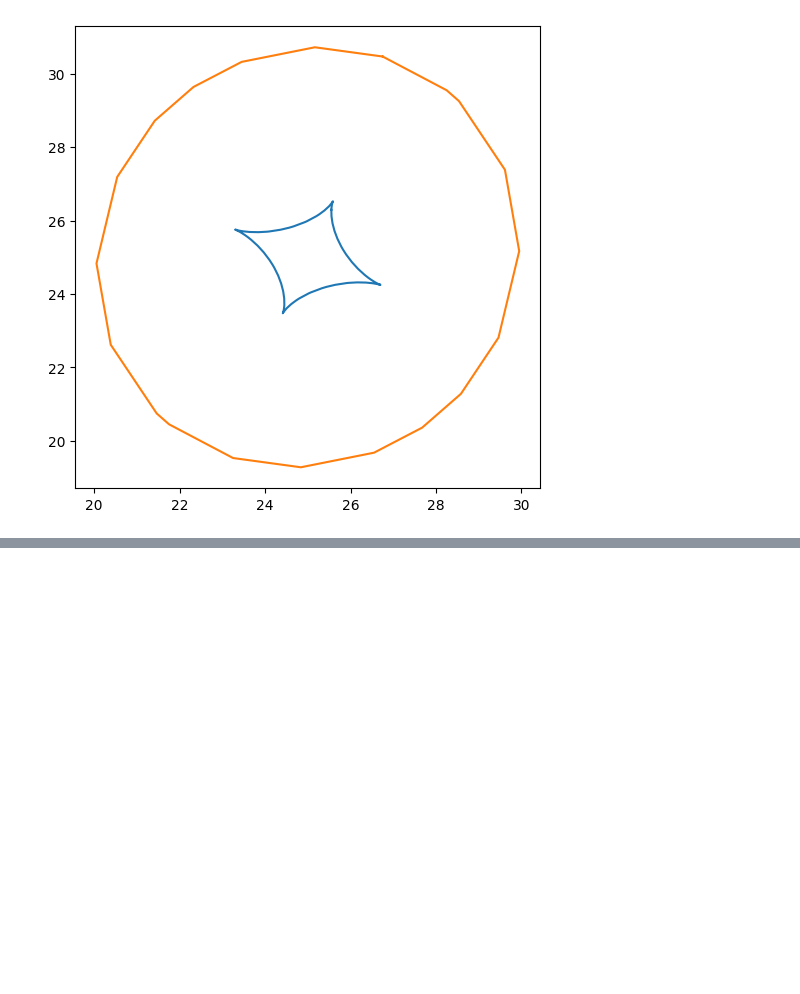
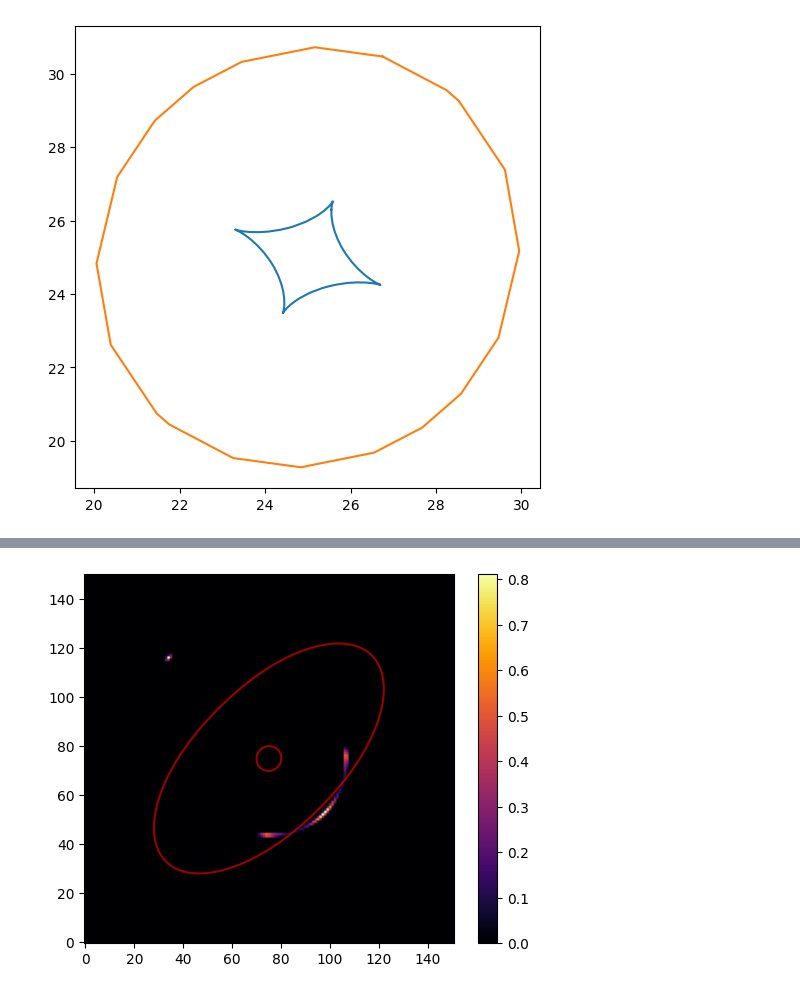
Before and after one commit to OliverRedhead/Gravitational-Lensing, a Jupyter notebook: wk1/PIEMD/piemd_testing.ipynb, the cells around one changed output, grey strips where cells are left out. Saved outputs shown, nothing was run; the diff lists cells and outputs as text; code cells hidden in the pictures; blank space fills up the shorter version.

```diff
--- a/wk1/PIEMD/piemd_testing.ipynb
+++ b/wk1/PIEMD/piemd_testing.ipynb
@@ -157,0 +140,10 @@ df.get_critical_curves()
+# %%
+cbar = plt.imshow(df.get_image(), cmap='inferno', origin='lower')
+plt.colorbar(cbar)
+
+for curve in df.get_critical_curves():
+    plt.plot(curve[:,0], curve[:,1], c='red', alpha=0.6)
+
+plt.show()
+# %% [output]
+[figure, added]
```
Also changed, not shown: parts of 7 cells of this notebook, 11 other files.
